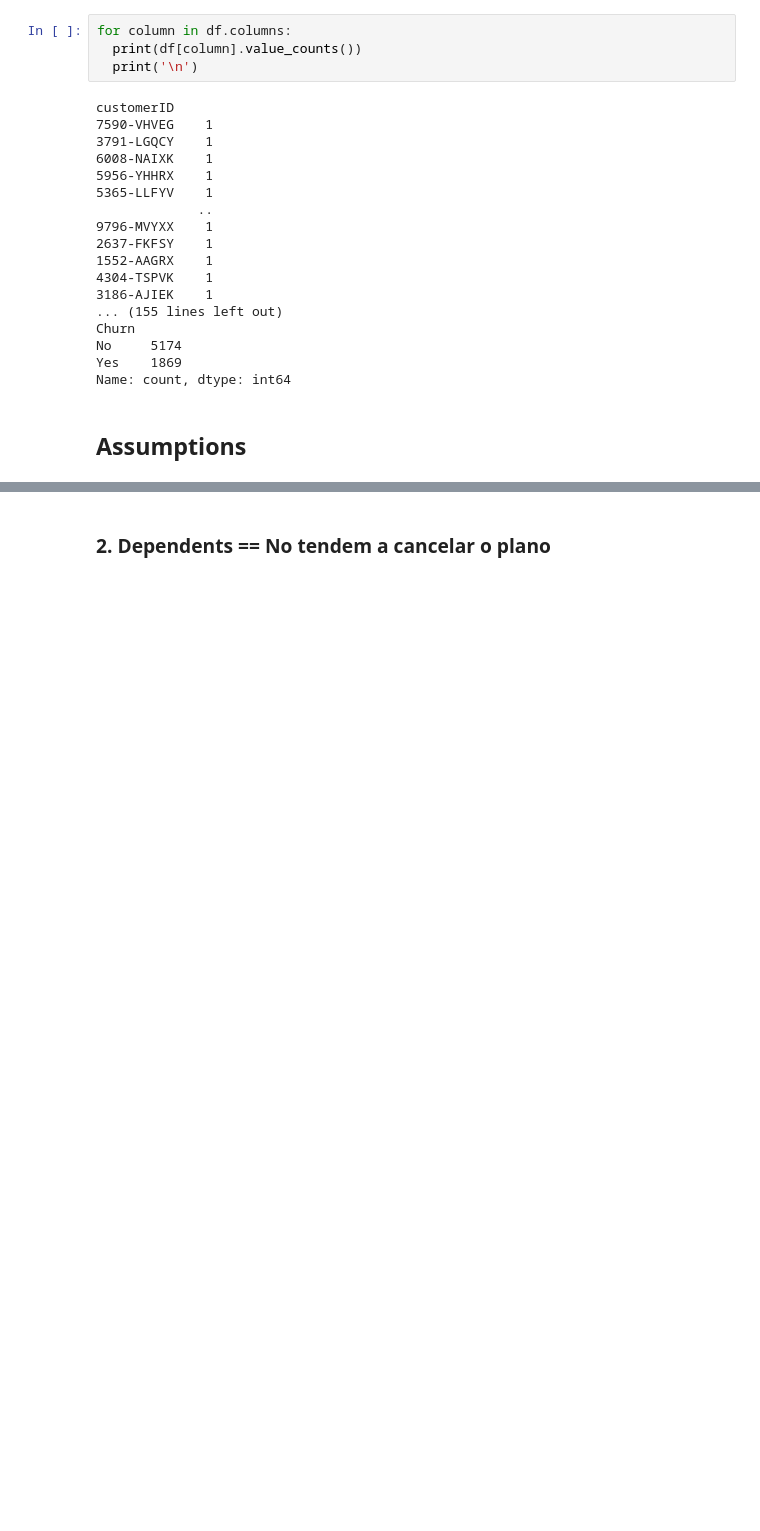
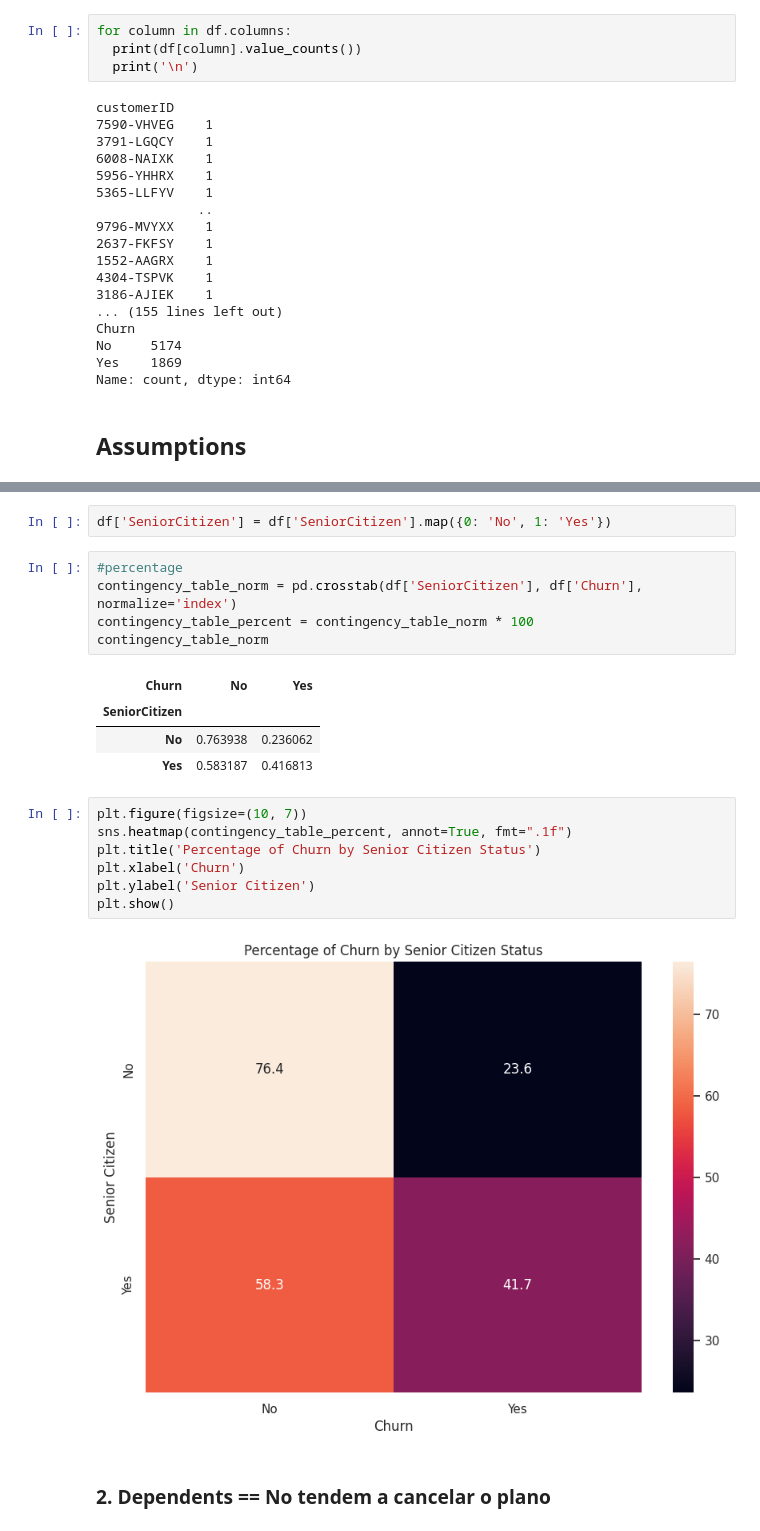
Before and after one commit to daianeklein/dnc, a Jupyter notebook: Telemarketing_churn.ipynb, the cells around one changed output, grey strips where cells are left out. Saved outputs shown, nothing was run; the diff lists cells and outputs as text; blank space fills up the shorter version.

```diff
--- a/Telemarketing_churn.ipynb
+++ b/Telemarketing_churn.ipynb
@@ -181,2 +188,23 @@ Name: count, dtype: int64
+# %%
+df['SeniorCitizen'] = df['SeniorCitizen'].map({0: 'No', 1: 'Yes'})
+# %%
+#percentage
+contingency_table_norm = pd.crosstab(df['SeniorCitizen'], df['Churn'], normalize='index')
+contingency_table_percent = contingency_table_norm * 100
+contingency_table_norm
+# %% [output]
+| Churn | No | Yes |
+| SeniorCitizen |  |  |
+| No | 0.763938 | 0.236062 |
+| Yes | 0.583187 | 0.416813 |
+# %%
+plt.figure(figsize=(10, 7))
+sns.heatmap(contingency_table_percent, annot=True, fmt=".1f")
+plt.title('Percentage of Churn by Senior Citizen Status')
+plt.xlabel('Churn')
+plt.ylabel('Senior Citizen')
+plt.show()
+# %% [output]
+[figure, added]
 # %% [markdown]
 ### 2. Dependents == No tendem a cancelar o plano
```
Also changed, not shown: parts of 6 cells of this notebook.
